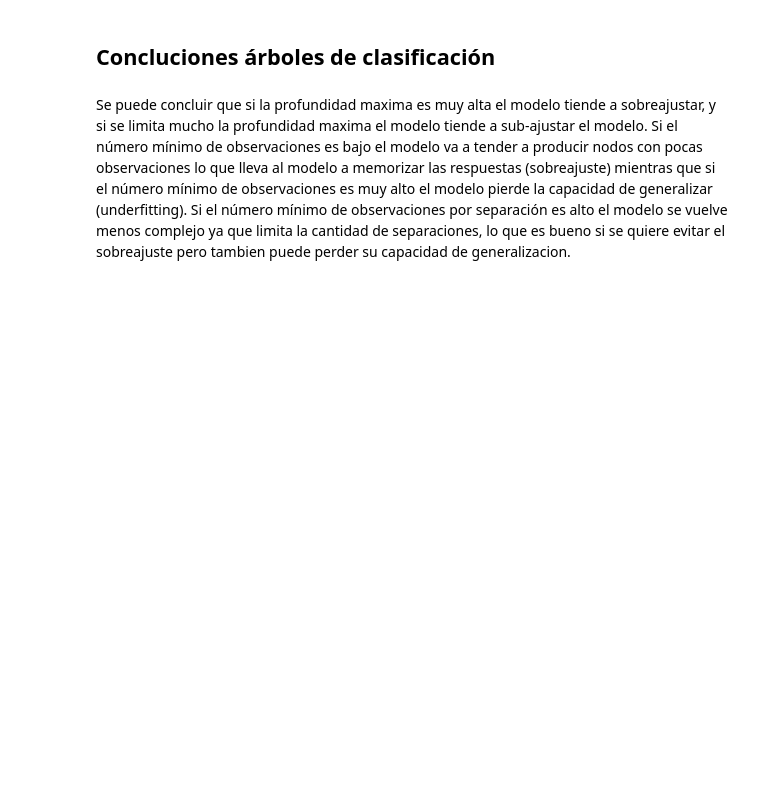
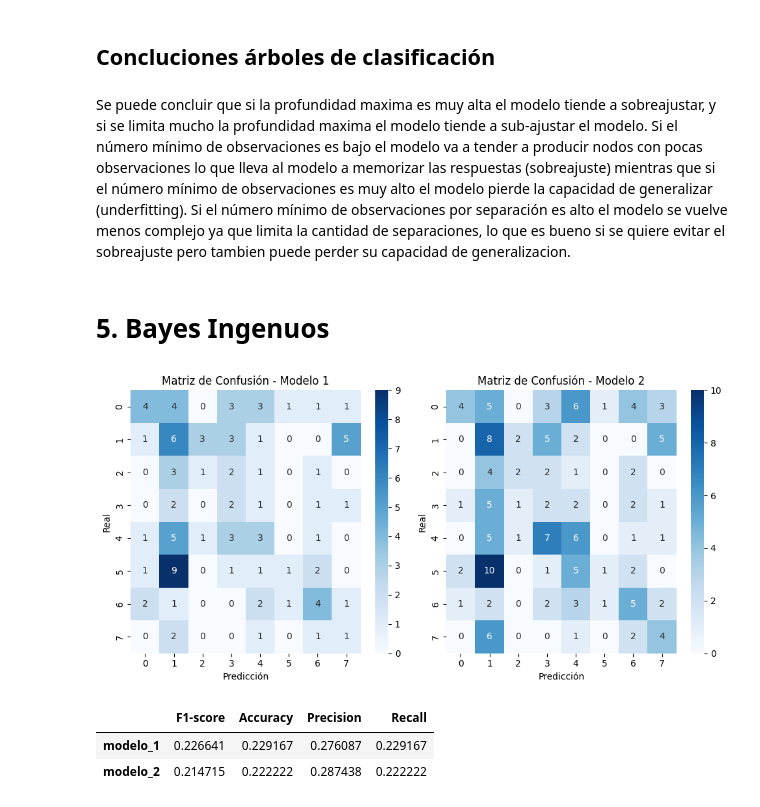
Before and after one commit to EugenioBravi/TP2_mineria, a Jupyter notebook: TP_2.ipynb, the cells around one changed output. Drawn from its saved outputs; the diff is of its cells as text; code cells hidden in the pictures; blank space fills up the shorter version.

Commit message:
5. Bayes ingenuos

```diff
--- a/TP_2.ipynb
+++ b/TP_2.ipynb
@@ -551,3 +552,16 @@ Se observa que si se limita la profundidad maxima el modelo pierde la capacidad
 ## Concluciones árboles de clasificación
 # %% [markdown]
 Se puede concluir que si la profundidad maxima es muy alta el modelo tiende a sobreajustar, y si se limita mucho la profundidad maxima el modelo tiende a sub-ajustar el modelo. Si el número mínimo de observaciones es bajo el modelo va a tender a producir nodos con pocas observaciones lo que lleva al modelo a memorizar las respuestas (sobreajuste) mientras que si el número mínimo de observaciones es muy alto el modelo pierde la capacidad de generalizar (underfitting). Si el número mínimo de observaciones por separación es alto el modelo se vuelve menos complejo ya que limita la cantidad de separaciones, lo que es bueno si se quiere evitar el sobreajuste pero tambien puede perder su capacidad de generalizacion.
+# %% [markdown]
+# 5. Bayes Ingenuos
+# %%
+model_GaussianNB_1 = GaussianNB()
+model_GaussianNB_1.fit(X_train_poke_esc_1, y_train_poke_1)
+model_GaussianNB_2 = GaussianNB()
+model_GaussianNB_2.fit(X_train_poke_esc_2, y_train_poke_2)
+metricas_decision(model_GaussianNB_1.predict(X_test_poke_esc_1),model_GaussianNB_2.predict(X_test_poke_esc_2))
+# %% [output]
+[figure, added]
+|  | F1-score | Accuracy | Precision | Recall |
+| modelo_1 | 0.226641 | 0.229167 | 0.276087 | 0.229167 |
+| modelo_2 | 0.214715 | 0.222222 | 0.287438 | 0.222222 |
```
Also changed, not shown: parts of 10 cells of this notebook.
